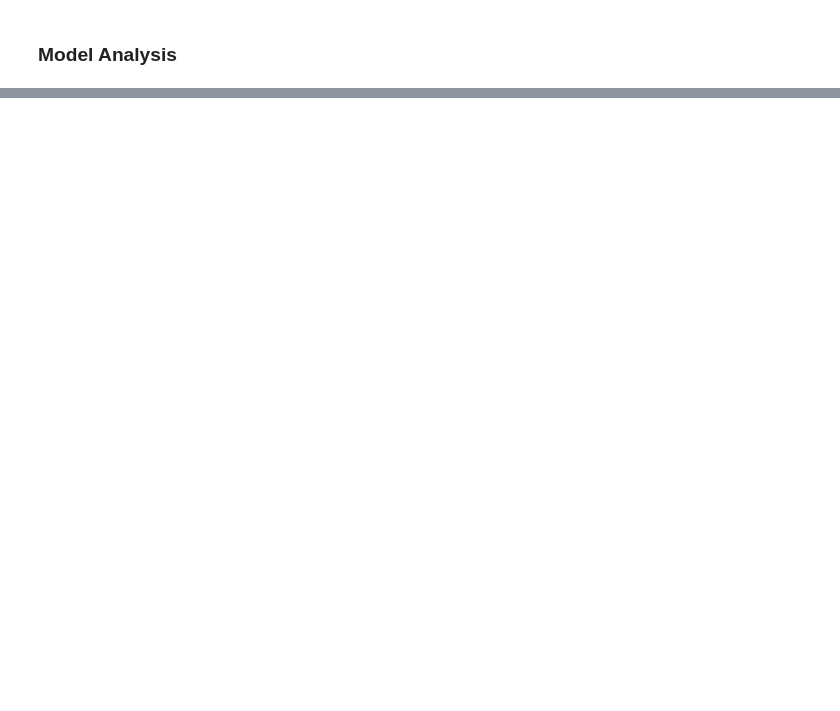
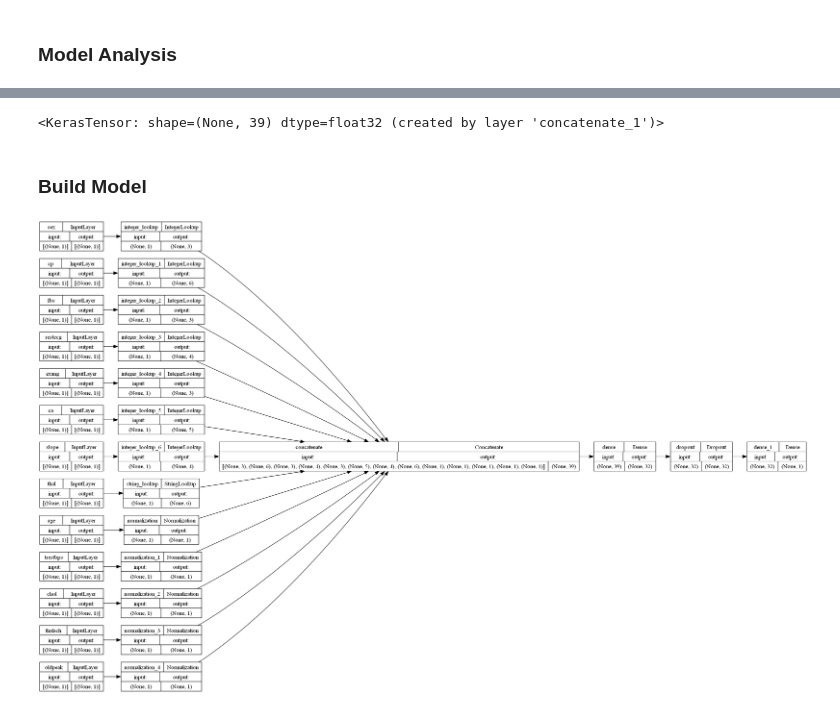
Before and after one commit to tusharsinghsoam/deep-learning-structured-data-projects, a Jupyter notebook: Heart_Disease_Prediction/Heart_Disease_Prediction.ipynb, the cells around one changed output, grey strips where cells are left out. Drawn from its saved outputs; the diff is of its cells as text; code cells hidden in the pictures; blank space fills up the shorter version.

Commit message:
update solution-the keras way

```diff
--- a/Heart_Disease_Prediction/Heart_Disease_Prediction.ipynb
+++ b/Heart_Disease_Prediction/Heart_Disease_Prediction.ipynb
@@ -347,0 +399,4 @@ weighted avg       0.83      0.82      0.81        76
+# %%
+for x, y in train_ds.take(1):
+    print("Input:", x)
+    print("Target:", y)
@@ -347,0 +406,3 @@ weighted avg       0.83      0.82      0.81        76
+# %%
+train_ds = train_ds.batch(32)
+val_ds = val_ds.batch(32)
@@ -347,0 +515,18 @@ weighted avg       0.83      0.82      0.81        76
+# %%
+all_features = layers.concatenate(
+    [
+        sex_encoded,
+        cp_encoded,
+        fbs_encoded,
+        restecg_encoded,
+        exang_encoded,
+        ca_encoded,
+        slope_encoded,
+        thal_encoded,
+        age_encoded,
+        trestbps_encoded,
+        chol_encoded,
+        thalach_encoded,
+        oldpeak_encoded,
+    ]
+)
@@ -347,0 +593,27 @@ weighted avg       0.83      0.82      0.81        76
+# %%
+all_features_short = layers.concatenate(all_features_short)
+all_features_short
+# %% [output]
+<KerasTensor: shape=(None, 39) dtype=float32 (created by layer 'concatenate_1')>
+# %% [markdown]
+### Build Model
+# %%
+x = layers.Dense(32, activation="relu")(all_features)
+x = layers.Dropout(0.5)(x)
+output = layers.Dense(1, activation="sigmoid")(x)
+model = keras.Model(all_inputs, output)
+model.compile(optimizer="adam",
+              loss="binary_crossentropy",
+              metrics=["binary_accuracy"])
+# %%
+tf.keras.utils.plot_model(
+    model,
+    to_file='model_keras.png',
+    show_shapes=True,
+    show_layer_names=True,
+    rankdir='LR',
+    dpi=96,
+    layer_range=None,
+)
+# %% [output]
+[figure, added]
```
Also changed, not shown: parts of 30 cells of this notebook.
